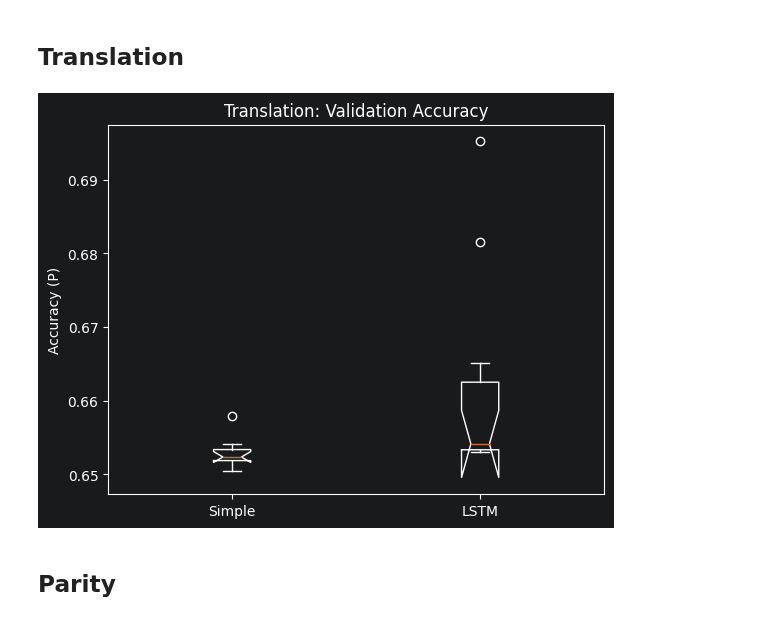
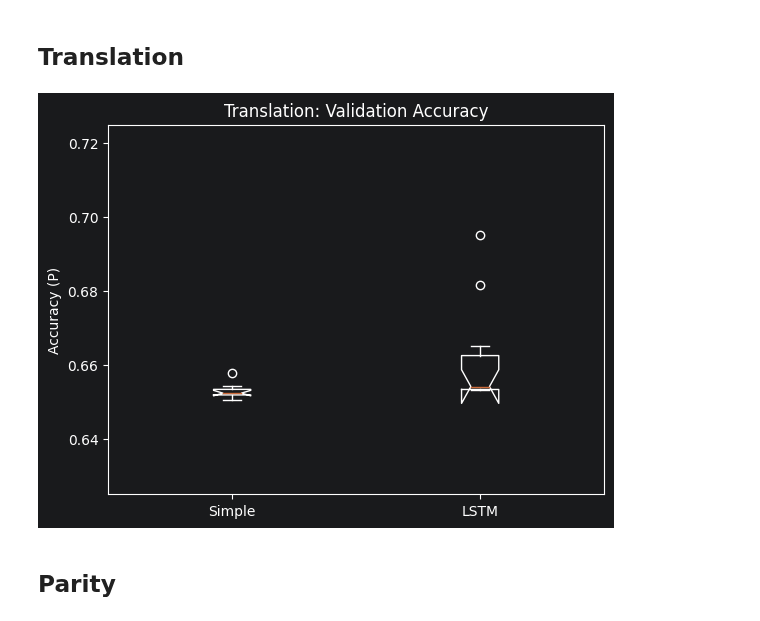
Before and after one commit to CaydenSchalk/DeepLearningOL4, a Jupyter notebook: OL4.ipynb, the cells around one changed output. Saved outputs shown, nothing was run; the diff lists cells and outputs as text; code cells hidden in the pictures.

Commit message:
added ylim

```diff
--- a/OL4.ipynb
+++ b/OL4.ipynb
@@ -6,14 +6,15 @@ import matplotlib.pyplot as plt
 # %%
 lstm, simple = np.loadtxt('translation-results.txt', unpack=True)
 data = [simple, lstm]
 
 bp = plt.boxplot(data,notch=True)
 plt.title('Translation: Validation Accuracy')
 plt.ylabel('Accuracy (P)')
 plt.xticks([1,2],['Simple','LSTM'])
+plt.ylim([0.625,0.725])
 plt.show()
 # %% [output]
-[figure, old version]
+[figure, new version]
 # %% [markdown]
 ## Parity
 # %%
```
